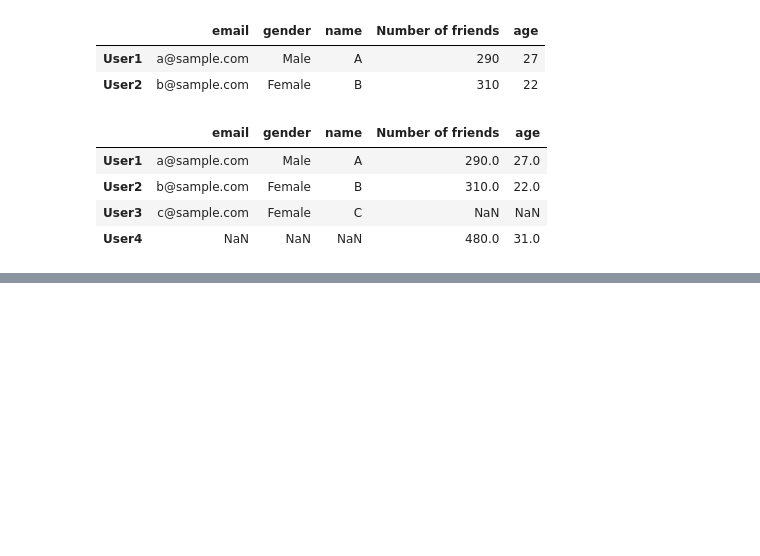
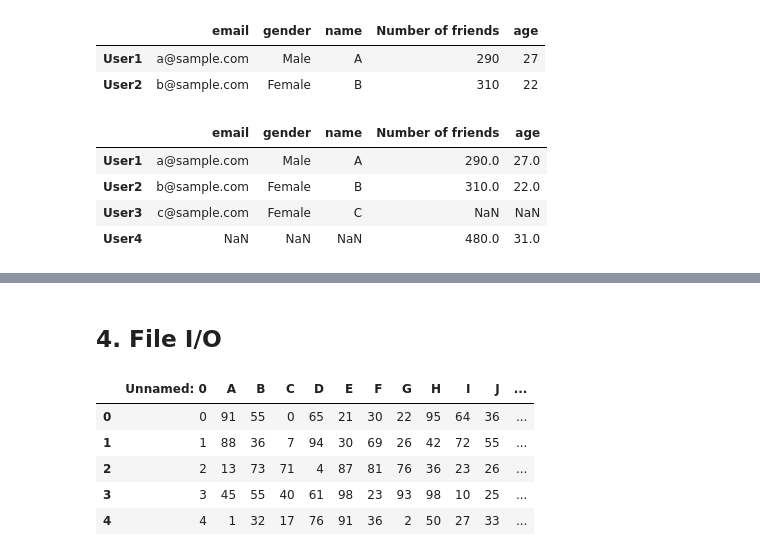
Before and after one commit to SeiyaKobayashi/PythonReview, a Jupyter notebook: pandas_Basics.ipynb, the cells around one changed output, grey strips where cells are left out. Cells and saved outputs as stored; diff of their text form; code cells hidden in the pictures; blank space fills up the shorter version.

```diff
--- a/pandas_Basics.ipynb
+++ b/pandas_Basics.ipynb
@@ -366,0 +495,2 @@ df_5.join(df_6, how='outer')
+# %% [markdown]
+## 4. File I/O
@@ -366,0 +515,11 @@ df_5.join(df_6, how='outer')
+# %%
+df_11 = pd.read_csv('df_sample.csv')
+# %%
+df_11.head()
+# %% [output]
+|  | Unnamed: 0 | A | B | C | D | E | F | G | H | I | J | ... |
+| 0 | 0 | 91 | 55 | 0 | 65 | 21 | 30 | 22 | 95 | 64 | 36 | ... |
+| 1 | 1 | 88 | 36 | 7 | 94 | 30 | 69 | 26 | 42 | 72 | 55 | ... |
+| 2 | 2 | 13 | 73 | 71 | 4 | 87 | 81 | 76 | 36 | 23 | 26 | ... |
+| 3 | 3 | 45 | 55 | 40 | 61 | 98 | 23 | 93 | 98 | 10 | 25 | ... |
+| 4 | 4 | 1 | 32 | 17 | 76 | 91 | 36 | 2 | 50 | 27 | 33 | ... |
```
Also changed, not shown: parts of 25 cells of this notebook.
